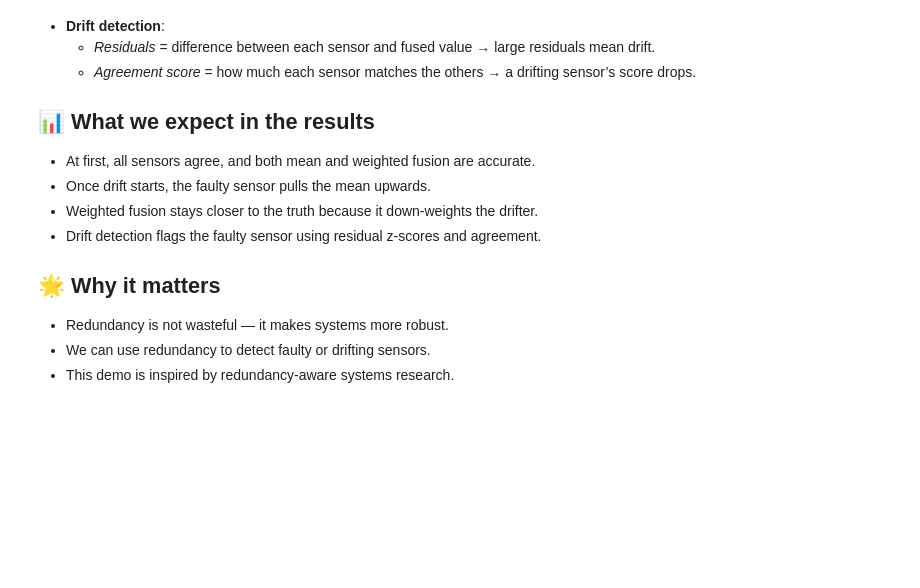
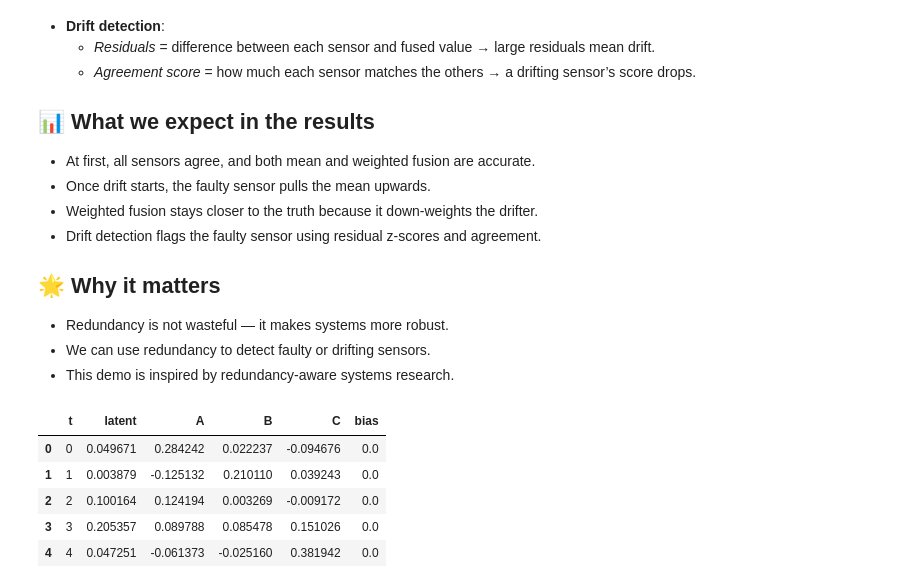
Before and after one commit to kalidasan-2001/redundancy-aware-sensor-fusion, a Jupyter notebook: redundancy_sensor_fusion.ipynb, the cells around one changed output. Drawn from its saved outputs; the diff is of its cells as text; code cells hidden in the pictures; blank space fills up the shorter version.

```diff
--- a/redundancy_sensor_fusion.ipynb
+++ b/redundancy_sensor_fusion.ipynb
@@ -28,3 +28,54 @@
 - Redundancy is not wasteful — it makes systems more robust.
 - We can use redundancy to detect faulty or drifting sensors.
 - This demo is inspired by redundancy-aware systems research.
+# %%
+# Step 1: simulate latent signal + 3 sensors (with drift on one sensor)
+
+import numpy as np
+import pandas as pd
+import matplotlib.pyplot as plt
+
+# make plots bigger
+plt.rcParams['figure.figsize'] = (9, 3)
+
+# reproducibility
+np.random.seed(42)
+
+# number of time steps
+n = 800
+t = np.arange(n)
+
+# latent (true) signal: smooth sine wave + small trend + noise
+latent = 0.5 * np.sin(2 * np.pi * t / 200.0) + 0.002 * t + 0.1 * np.random.randn(n)
+
+# sensor noises (different quality levels)
+sigma_A, sigma_B, sigma_C = 0.25, 0.15, 0.20
+A = latent + sigma_A * np.random.randn(n)
+B = latent + sigma_B * np.random.randn(n)
+C = latent + sigma_C * np.random.randn(n)
+
+# inject drift into sensor C starting at t=700
+k0, drift_rate = 700, 0.003
+bias = np.zeros(n)
+bias[k0:] = drift_rate * np.arange(n - k0)
+C = C + bias
+
+# put everything into a dataframe for convenience
+data = pd.DataFrame({
+    "t": t,
+    "latent": latent,
+    "A": A,
+    "B": B,
+    "C": C,
+    "bias": bias
+})
+
+# quick peek at first few rows
+data.head()
+# %% [output]
+|  | t | latent | A | B | C | bias |
+| 0 | 0 | 0.049671 | 0.284242 | 0.022237 | -0.094676 | 0.0 |
+| 1 | 1 | 0.003879 | -0.125132 | 0.210110 | 0.039243 | 0.0 |
+| 2 | 2 | 0.100164 | 0.124194 | 0.003269 | -0.009172 | 0.0 |
+| 3 | 3 | 0.205357 | 0.089788 | 0.085478 | 0.151026 | 0.0 |
+| 4 | 4 | 0.047251 | -0.061373 | -0.025160 | 0.381942 | 0.0 |
```
Also changed, not shown: parts of 1 cell of this notebook.
